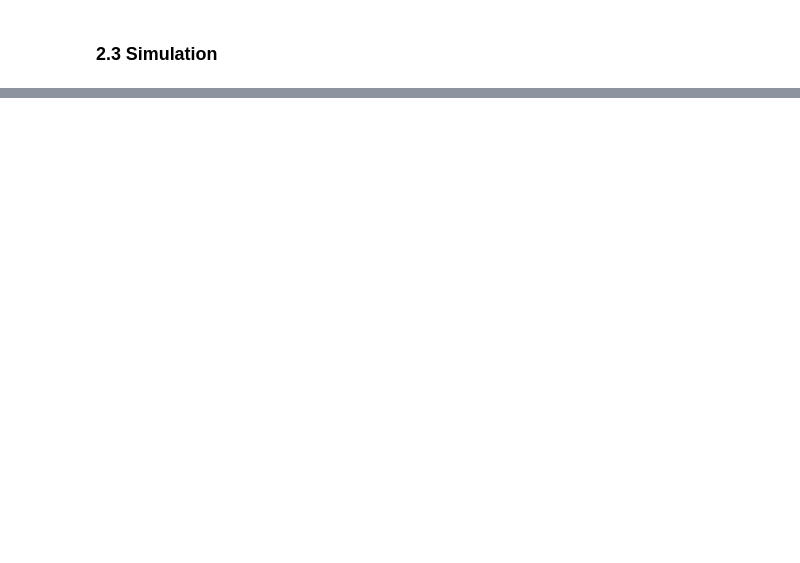
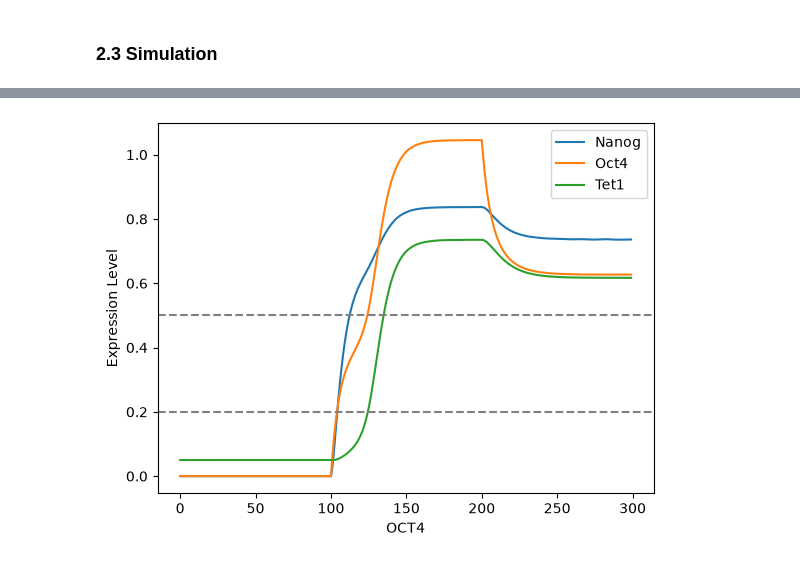
Before and after one commit to Xraaaay/lu_bern01, a Jupyter notebook: Project03/cell_reprogramming.ipynb, the cells around one changed output, grey strips where cells are left out. Drawn from its saved outputs; the diff is of its cells as text; code cells hidden in the pictures; blank space fills up the shorter version.

```diff
--- a/Project03/cell_reprogramming.ipynb
+++ b/Project03/cell_reprogramming.ipynb
@@ -147,0 +195,45 @@ def f(t, Y, p: ModelParams):
+# %%
+def simulate(params):
+    Y = {
+        "Nanog": [],
+        "Oct4": [],
+        "Tet1": []
+    }
+
+    for i, p in enumerate(params):
+        if i == 0:
+            y0 = [p.N_over, p.O_over, p.T_over]
+        else:
+            y0 = [y[-1] for y in Y.values()]
+
+        check_pluripopent = True if p==params_1 else False
+
+        sol = solve_ivp(
+            fun=f,
+            t_span=(0, 20),
+            y0=y0,
+            method="RK45",
+            t_eval=np.linspace(0, 20, 100),
+            args=(p, check_pluripopent)
+        )
+
+        for j, (key, val) in enumerate(Y.items()):
+            Y[key] = np.append(val, sol.y[j])
+
+    return Y
+# %%
+def plot_expression_level(Y, x_label):
+    fig, ax = plt.subplots()
+    for key, val in Y.items():
+        ax.plot(np.arange(len(val)), val, label=key)
+    ax.legend()
+    ax.axhline(y=0.2, linestyle="--", color="gray")
+    ax.axhline(y=0.5, linestyle="--", color="gray")
+    ax.set_xlabel(x_label)
+    ax.set_ylabel("Expression Level")
+    plt.show()
+# %%
+Y1 = simulate([params_0, params_O, params_1])
+plot_expression_level(Y1, "OCT4")
+# %% [output]
+[figure, added]
```
Also changed, not shown: parts of 13 cells of this notebook.
